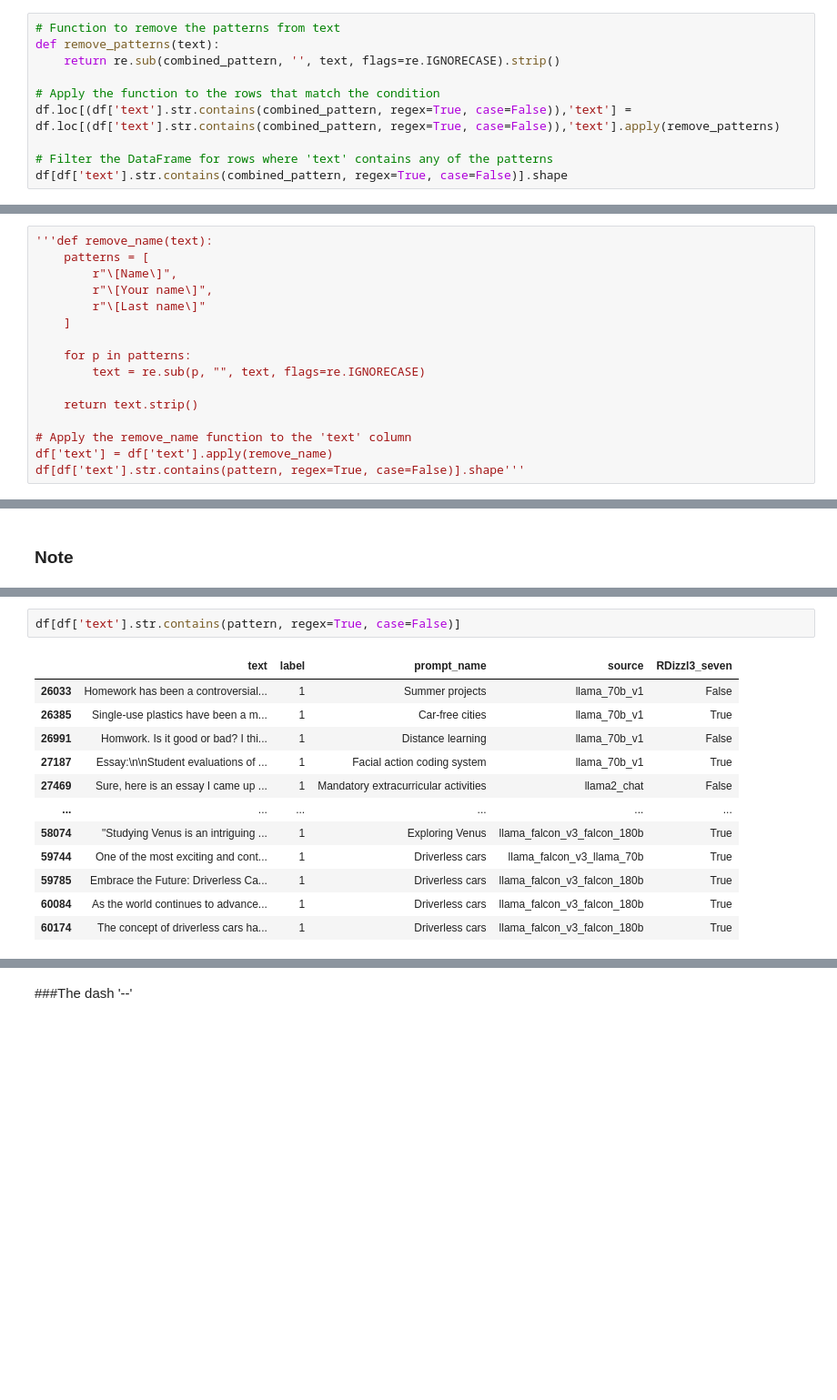
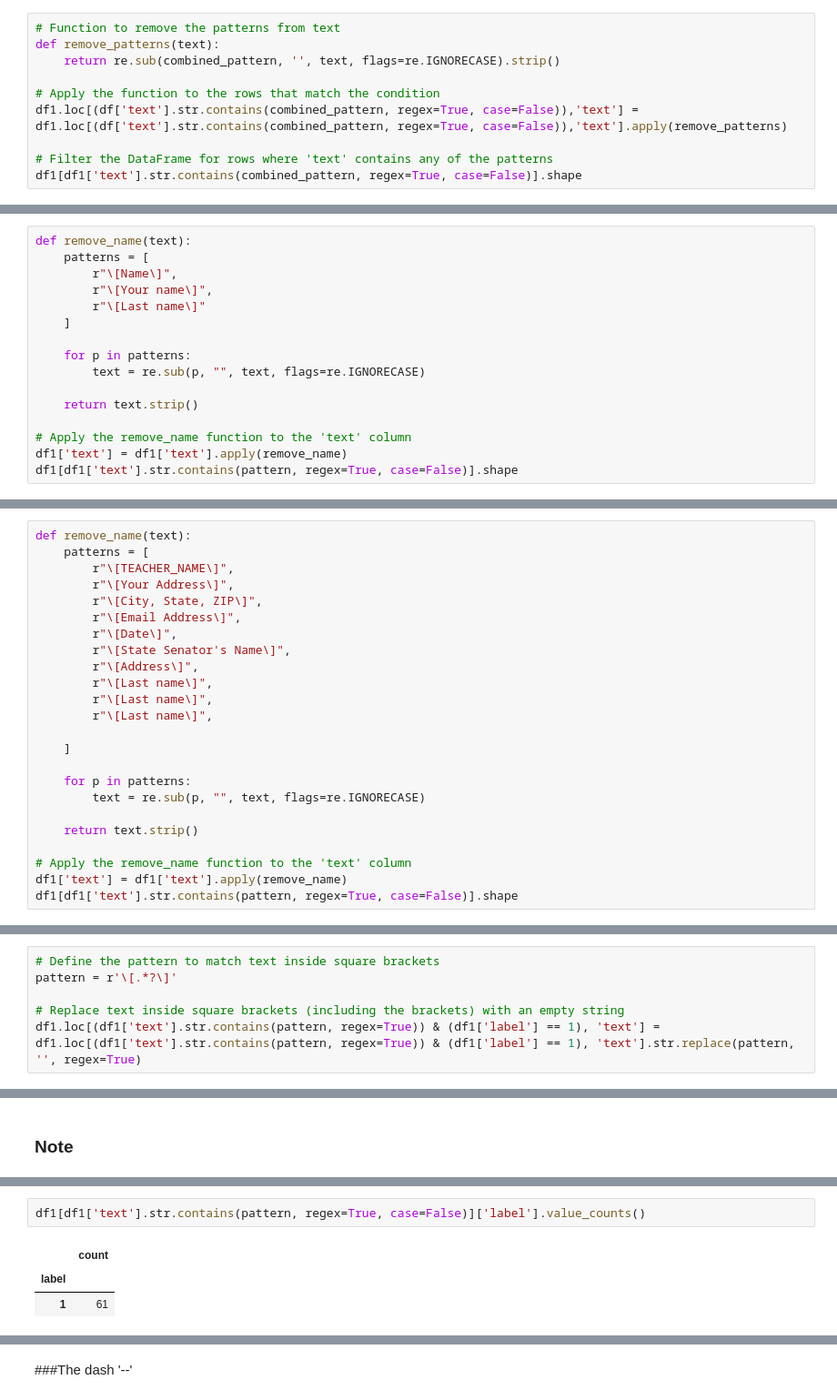
Before and after one commit to Sirapop12345/sp, a Jupyter notebook: Data_Preparation.ipynb, the cells around one changed output, grey strips where cells are left out. Shown at 91% size. Drawn from its saved outputs; the diff is of its cells as text; blank space fills up the shorter version.

```diff
--- a/Data_Preparation.ipynb
+++ b/Data_Preparation.ipynb
@@ -187,8 +212,8 @@ def remove_patterns(text):
     return re.sub(combined_pattern, '', text, flags=re.IGNORECASE).strip()
 
 # Apply the function to the rows that match the condition
-df.loc[(df['text'].str.contains(combined_pattern, regex=True, case=False)),'text'] = df.loc[(df['text'].str.contains(combined_pattern, regex=True, case=False)),'text'].apply(remove_patterns)
+df1.loc[(df['text'].str.contains(combined_pattern, regex=True, case=False)),'text'] = df1.loc[(df['text'].str.contains(combined_pattern, regex=True, case=False)),'text'].apply(remove_patterns)
 
 # Filter the DataFrame for rows where 'text' contains any of the patterns
-df[df['text'].str.contains(combined_pattern, regex=True, case=False)].shape
+df1[df1['text'].str.contains(combined_pattern, regex=True, case=False)].shape
 # %% [output]
@@ -218,5 +266,5 @@ df[df['text'].str.contains(pattern, regex=True, case=False)].shape'''
 # %%
-'''def remove_name(text):
+def remove_name(text):
     patterns = [
         r"\[Name\]",
         r"\[Your name\]",
@@ -229,6 +277,6 @@ df[df['text'].str.contains(pattern, regex=True, case=False)].shape'''
     return text.strip()
 
 # Apply the remove_name function to the 'text' column
-df['text'] = df['text'].apply(remove_name)
-df[df['text'].str.contains(pattern, regex=True, case=False)].shape'''
+df1['text'] = df1['text'].apply(remove_name)
+df1[df1['text'].str.contains(pattern, regex=True, case=False)].shape
 # %% [output]
@@ -237,0 +298,24 @@ df[df['text'].str.contains(pattern, regex=True, case=False)].shape'''
+# %%
+def remove_name(text):
+    patterns = [
+        r"\[TEACHER_NAME\]",
+        r"\[Your Address\]",
+        r"\[City, State, ZIP\]",
+        r"\[Email Address\]",
+        r"\[Date\]",
+        r"\[State Senator's Name\]",
+        r"\[Address\]",
+        r"\[Last name\]",
+        r"\[Last name\]",
+        r"\[Last name\]",
+
+    ]
+
+    for p in patterns:
+        text = re.sub(p, "", text, flags=re.IGNORECASE)
+
+    return text.strip()
+
+# Apply the remove_name function to the 'text' column
+df1['text'] = df1['text'].apply(remove_name)
+df1[df1['text'].str.contains(pattern, regex=True, case=False)].shape
@@ -237,0 +441,6 @@ df[df['text'].str.contains(pattern, regex=True, case=False)].shape'''
+# %%
+# Define the pattern to match text inside square brackets
+pattern = r'\[.*?\]'
+
+# Replace text inside square brackets (including the brackets) with an empty string
+df1.loc[(df1['text'].str.contains(pattern, regex=True)) & (df1['label'] == 1), 'text'] = df1.loc[(df1['text'].str.contains(pattern, regex=True)) & (df1['label'] == 1), 'text'].str.replace(pattern, '', regex=True)
@@ -247,15 +460,6 @@ df[df['text'].str.contains(pattern, regex=True, case=False)].shape
 # %%
-df[df['text'].str.contains(pattern, regex=True, case=False)]
+df1[df1['text'].str.contains(pattern, regex=True, case=False)]['label'].value_counts()
 # %% [output]
-|  | text | label | prompt_name | source | RDizzl3_seven |
-| 26033 | Homework has been a controversial... | 1 | Summer projects | llama_70b_v1 | False |
-| 26385 | Single-use plastics have been a m... | 1 | Car-free cities | llama_70b_v1 | True |
-| 26991 | Homwork. Is it good or bad? I thi... | 1 | Distance learning | llama_70b_v1 | False |
-| 27187 | Essay:\n\nStudent evaluations of ... | 1 | Facial action coding system | llama_70b_v1 | True |
-| 27469 | Sure, here is an essay I came up ... | 1 | Mandatory extracurricular activities | llama2_chat | False |
-| ... | ... | ... | ... | ... | ... |
-| 58074 | "Studying Venus is an intriguing ... | 1 | Exploring Venus | llama_falcon_v3_falcon_180b | True |
-| 59744 | One of the most exciting and cont... | 1 | Driverless cars | llama_falcon_v3_llama_70b | True |
-| 59785 | Embrace the Future: Driverless Ca... | 1 | Driverless cars | llama_falcon_v3_falcon_180b | True |
-| 60084 | As the world continues to advance... | 1 | Driverless cars | llama_falcon_v3_falcon_180b | True |
-| 60174 | The concept of driverless cars ha... | 1 | Driverless cars | llama_falcon_v3_falcon_180b | True |
+|  | count |
+| label |  |
+| 1 | 61 |
```
Also changed, not shown: parts of 45 cells of this notebook.
